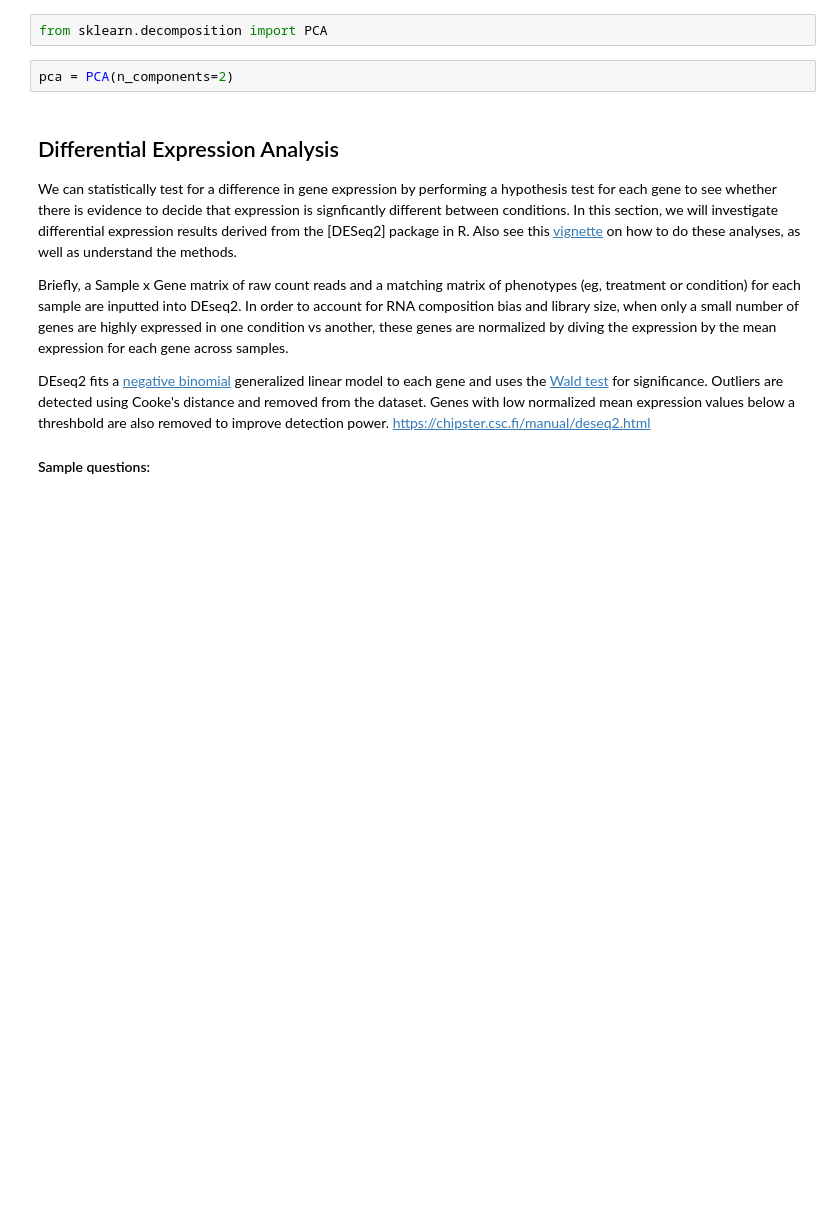
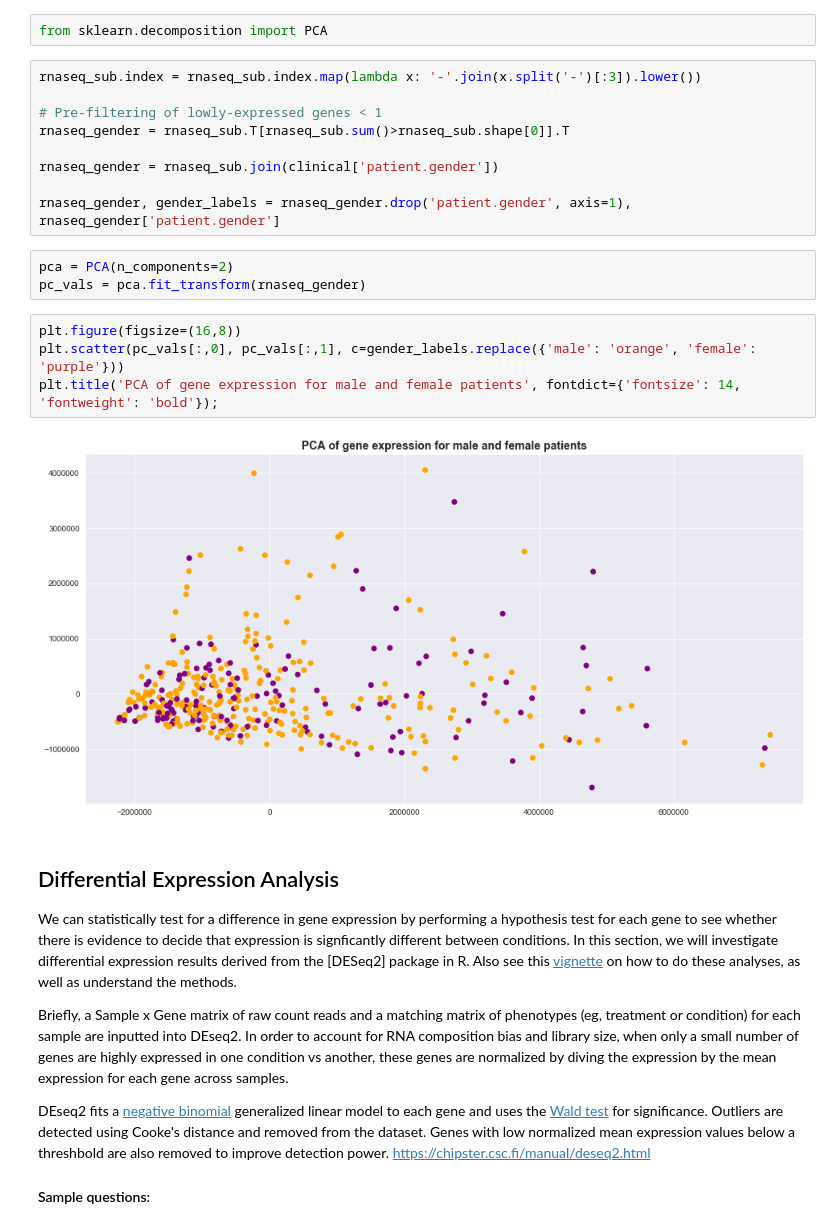
Before and after one commit to sohilsshah91/hacknights, a Jupyter notebook: tcga-series/workshop1/Hacknights_TCGA_EDA_key.ipynb, the cells around one changed output. Saved outputs shown, nothing was run; the diff lists cells and outputs as text; blank space fills up the shorter version.

```diff
--- a/tcga-series/workshop1/Hacknights_TCGA_EDA_key.ipynb
+++ b/tcga-series/workshop1/Hacknights_TCGA_EDA_key.ipynb
@@ -144,8 +101,24 @@ Using principal component analysis (PCA) we can project the data points into a 2
 PCA can be useful to characterize the distances between samples and identify groups of samplings that may be farther or closer apart. We can also identify any samples that might be worth excluding from our analysis. Documentation on sklearn's PCA function can be found [here](https://scikit-learn.org/stable/modules/generated/sklearn.decomposition.PCA.html).
 # %%
 from sklearn.decomposition import PCA
+# %%
+rnaseq_sub.index = rnaseq_sub.index.map(lambda x: '-'.join(x.split('-')[:3]).lower())
+
+# Pre-filtering of lowly-expressed genes < 1
+rnaseq_gender = rnaseq_sub.T[rnaseq_sub.sum()>rnaseq_sub.shape[0]].T
+
+rnaseq_gender = rnaseq_sub.join(clinical['patient.gender'])
+
+rnaseq_gender, gender_labels = rnaseq_gender.drop('patient.gender', axis=1), rnaseq_gender['patient.gender']
 # %%
 pca = PCA(n_components=2)
+pc_vals = pca.fit_transform(rnaseq_gender)
+# %%
+plt.figure(figsize=(16,8))
+plt.scatter(pc_vals[:,0], pc_vals[:,1], c=gender_labels.replace({'male': 'orange', 'female': 'purple'}))
+plt.title('PCA of gene expression for male and female patients', fontdict={'fontsize': 14, 'fontweight': 'bold'});
+# %% [output]
+[figure, added]
 # %% [markdown]
 ## Differential Expression Analysis
 
```
Also changed, not shown: parts of 11 cells of this notebook.
